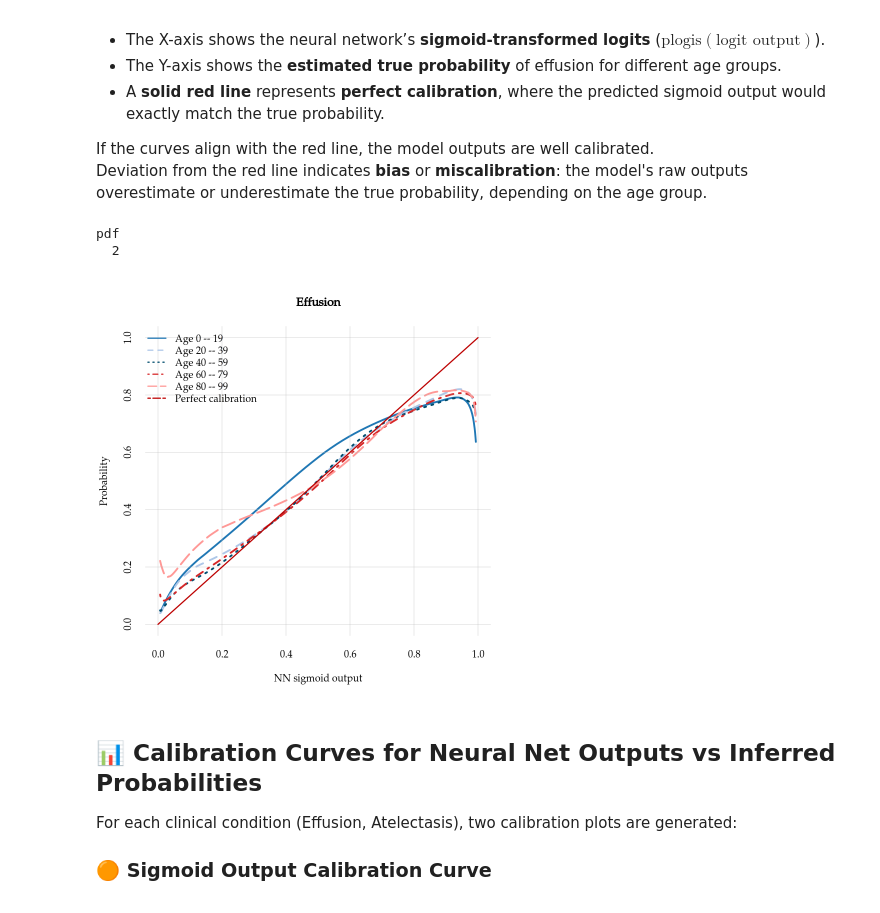
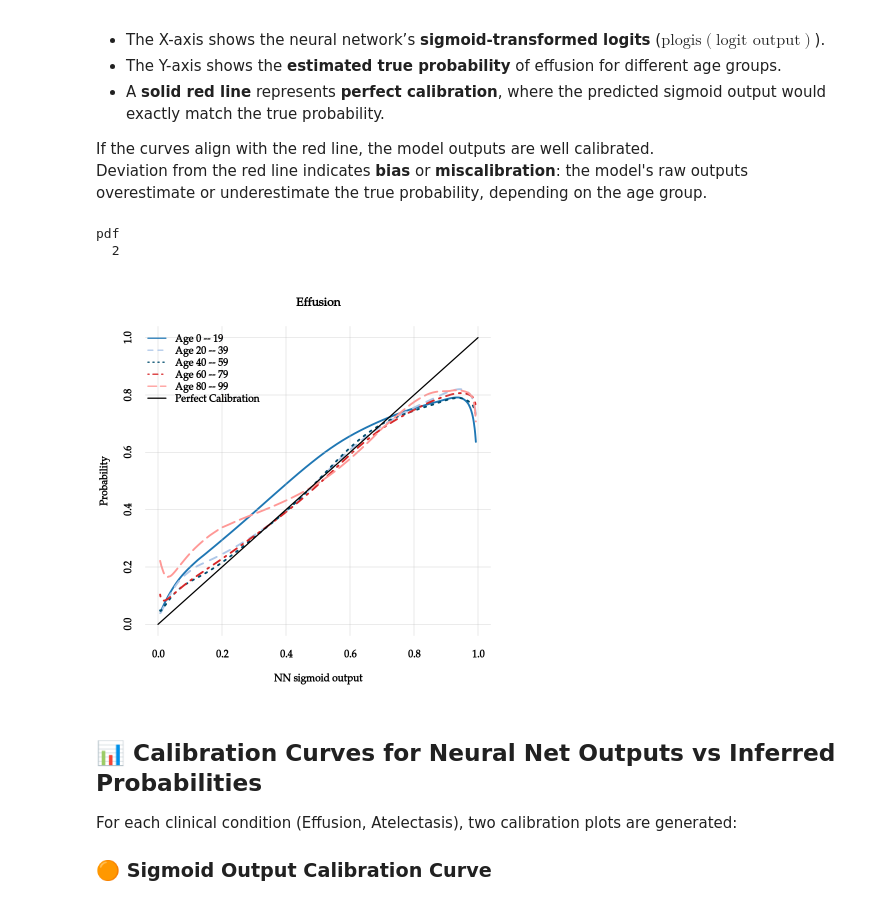
Before and after one commit to 589664/InfernoCalibNet, a Jupyter notebook: notebooks/2.3-calibrationCurves.ipynb, the cells around one changed output. Cells and saved outputs as stored; diff of their text form; code cells hidden in the pictures.

```diff
--- a/notebooks/2.3-calibrationCurves.ipynb
+++ b/notebooks/2.3-calibrationCurves.ipynb
@@ -75,10 +75,11 @@ condpr_ale <- Pr(Y = y_ale, X = x_age, learnt = learnt_dir, parallel = parallel,
 plot_lung_condition_vs_age <- function() {
   par(family = "Palatino")
   plot(condpr_eff, ylim = 0:1, col = "#3fb2b7", lty = 1, lwd = 2,
-       legend = FALSE, ylab = "Probability of Effusion/Atelectasis given Age (89% variability)")
+       legend = FALSE, ylab = "Probability of Effusion/Atelectasis given Age (89% uncertainty)", font.lab = 2, font.axis = 2)
   plot(condpr_ale, ylim = 0:1, col = "#f8766d", lty = 2, lwd = 2,
        legend = FALSE, add = TRUE)
-  legend("top", legend = c("Effusion", "Atelectasis"), col = c("#3fb2b7", "#f8766d"), lty = 1:2, lwd = 2, pch = NA, bty = 'n')
+  legend("top", legend = c("Effusion", "Atelectasis"), col = c("#3fb2b7", "#f8766d"),
+         lty = 1:2, lwd = 2, pch = NA, bty = 'n', text.font = 2)
 }
 
 # Save and display plot
@@ -166,39 +167,38 @@ probs2_eff <- Pr(Y = data.frame(AGE = 0:99),
 
 # Create grouped calibration curves
 cond_probs_eff <- make_calibration_curve(probs1_eff, probs2_eff, group_size = 20)
 
 # Generate darker color palette between two colors
 color_palette <- c(
   "#1f77b4",  # Age 0–19
   "#aec7e8",  # Age 20–39
   "#004c6d",  # Age 40–59
   "#d62728",  # Age 60–79
   "#ff9896"   # Age 80–99
 )
 
-
 # Define plotting function
 plot_calibration_vs_age <- function() {
   par(family = "Palatino")
   flexiplot(x = plogis(out_logit), y = cond_probs_eff,
             xlab = "NN sigmoid output", ylab = "Probability", main = "Effusion",
             ylim = 0:1, xlim = 0:1,
-            col = color_palette, lty = 1:10, lwd = 3)
-  flexiplot(x = 0:1, y = 0:1, lty = 1, lwd = 2, col = "#bd0000", add = TRUE)
+            col = color_palette, lty = 1:10, lwd = 3, font.lab = 2, font.axis = 2)
+  lines(x = c(0, 1), y = c(0, 1), lty = 1, lwd = 2, col = "#000000")
   legend("topleft",
-         legend = c(sapply(seq(0, 80, by = 20), function(minage) paste0("Age ", minage, " -- ", minage + 19)), "Perfect calibration"),
-         lty = c(1:10, 1), col = c(color_palette, "#bd0000"), lwd = 2, pch = NA, bty = 'n')
+         legend = c("Age 0 -- 19", "Age 20 -- 39", "Age 40 -- 59", "Age 60 -- 79", "Age 80 -- 99", "Perfect Calibration"),
+         lty = c(1:5, 1), col = c(color_palette, "#000000"), lwd = 2, pch = NA, bty = 'n', text.font = 2)
 }
 
 # Save and display plot
 pdf2("calibration_vs_age", path = output_dir)
 plot_calibration_vs_age()
 dev.off()
 plot_calibration_vs_age()
 # %% [output]
 pdf
   2
-[figure, old version]
+[figure, new version]
 # %% [markdown]
 ## 📊 Calibration Curves for Neural Net Outputs vs Inferred Probabilities
 
```
Also changed, not shown: parts of 2 cells of this notebook, 14 other files.
